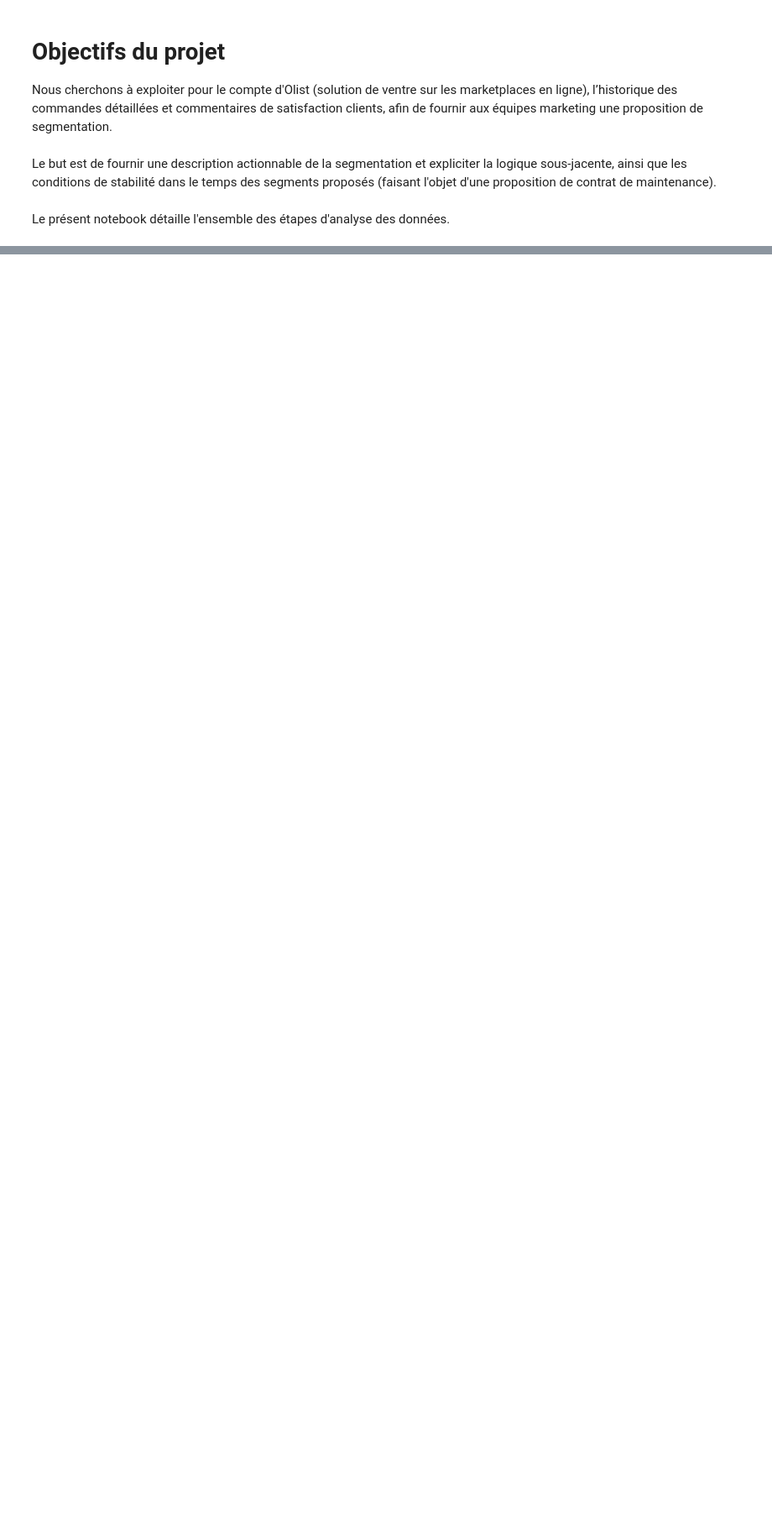
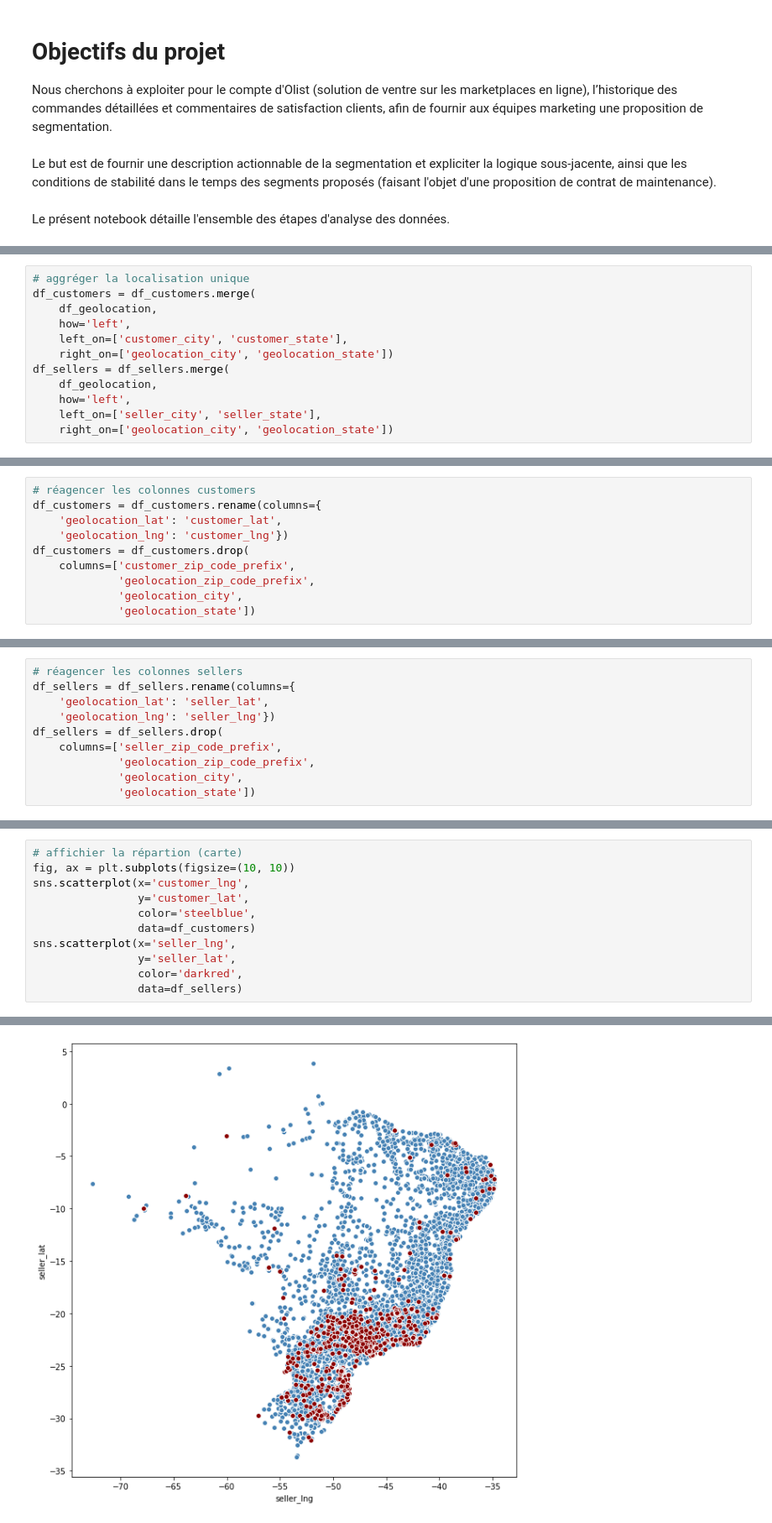
Before and after one commit to EtienneLardeur/P5_CustomerSegmentation, a Jupyter notebook: POlist_01_AnotebookEDA_uncleaned.ipynb, the cells around one changed output, grey strips where cells are left out. Shown at 84% size. Drawn from its saved outputs; the diff is of its cells as text; blank space fills up the shorter version.

```diff
--- a/POlist_01_AnotebookEDA_uncleaned.ipynb
+++ b/POlist_01_AnotebookEDA_uncleaned.ipynb
@@ -34,0 +235,12 @@ import seaborn as sns
+# %%
+# aggréger la localisation unique
+df_customers = df_customers.merge(
+    df_geolocation,
+    how='left',
+    left_on=['customer_city', 'customer_state'],
+    right_on=['geolocation_city', 'geolocation_state'])
+df_sellers = df_sellers.merge(
+    df_geolocation,
+    how='left',
+    left_on=['seller_city', 'seller_state'],
+    right_on=['geolocation_city', 'geolocation_state'])
@@ -34,0 +255,10 @@ import seaborn as sns
+# %%
+# réagencer les colonnes customers
+df_customers = df_customers.rename(columns={
+    'geolocation_lat': 'customer_lat',
+    'geolocation_lng': 'customer_lng'})
+df_customers = df_customers.drop(
+    columns=['customer_zip_code_prefix',
+             'geolocation_zip_code_prefix',
+             'geolocation_city',
+             'geolocation_state'])
@@ -34,0 +267,10 @@ import seaborn as sns
+# %%
+# réagencer les colonnes sellers
+df_sellers = df_sellers.rename(columns={
+    'geolocation_lat': 'seller_lat',
+    'geolocation_lng': 'seller_lng'})
+df_sellers = df_sellers.drop(
+    columns=['seller_zip_code_prefix',
+             'geolocation_zip_code_prefix',
+             'geolocation_city',
+             'geolocation_state'])
@@ -34,0 +288,12 @@ import seaborn as sns
+# %%
+# affichier la répartion (carte)
+fig, ax = plt.subplots(figsize=(10, 10))
+sns.scatterplot(x='customer_lng',
+                y='customer_lat',
+                color='steelblue',
+                data=df_customers)
+sns.scatterplot(x='seller_lng',
+                y='seller_lat',
+                color='darkred',
+                data=df_sellers)
+# %% [output]
@@ -34,0 +301 @@ import seaborn as sns
+[figure, added]
```
Also changed, not shown: parts of 44 cells of this notebook.
